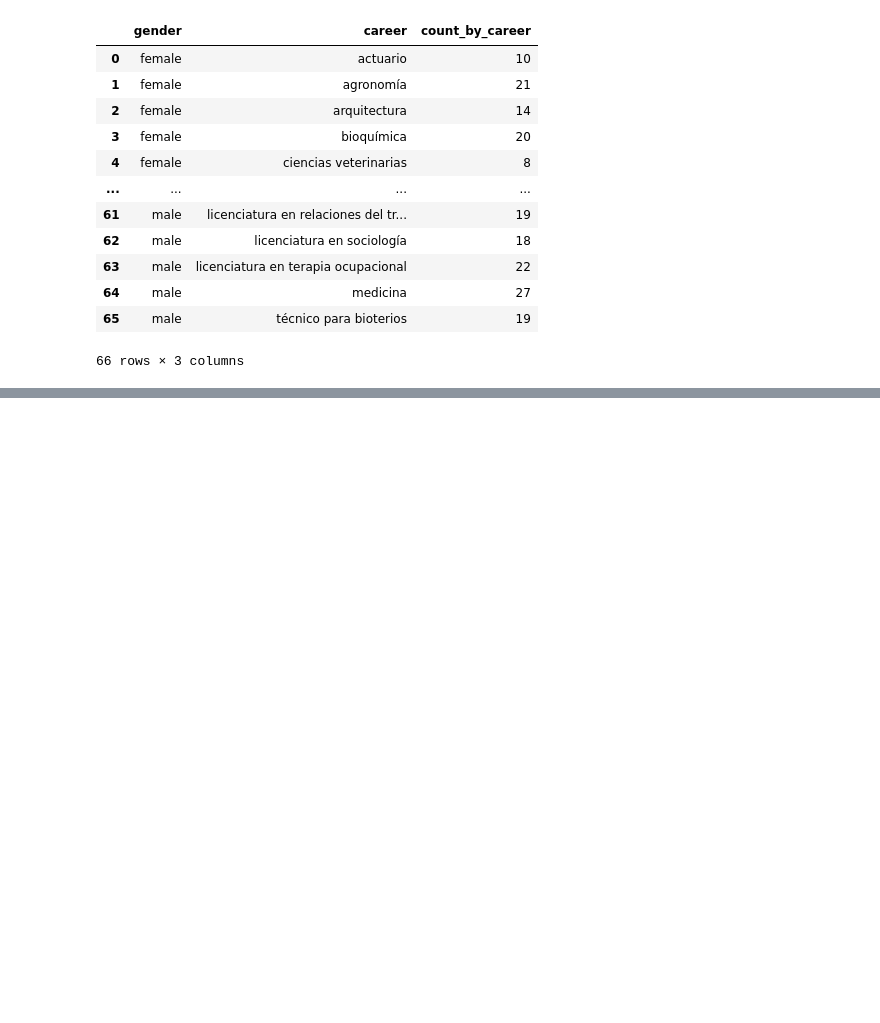
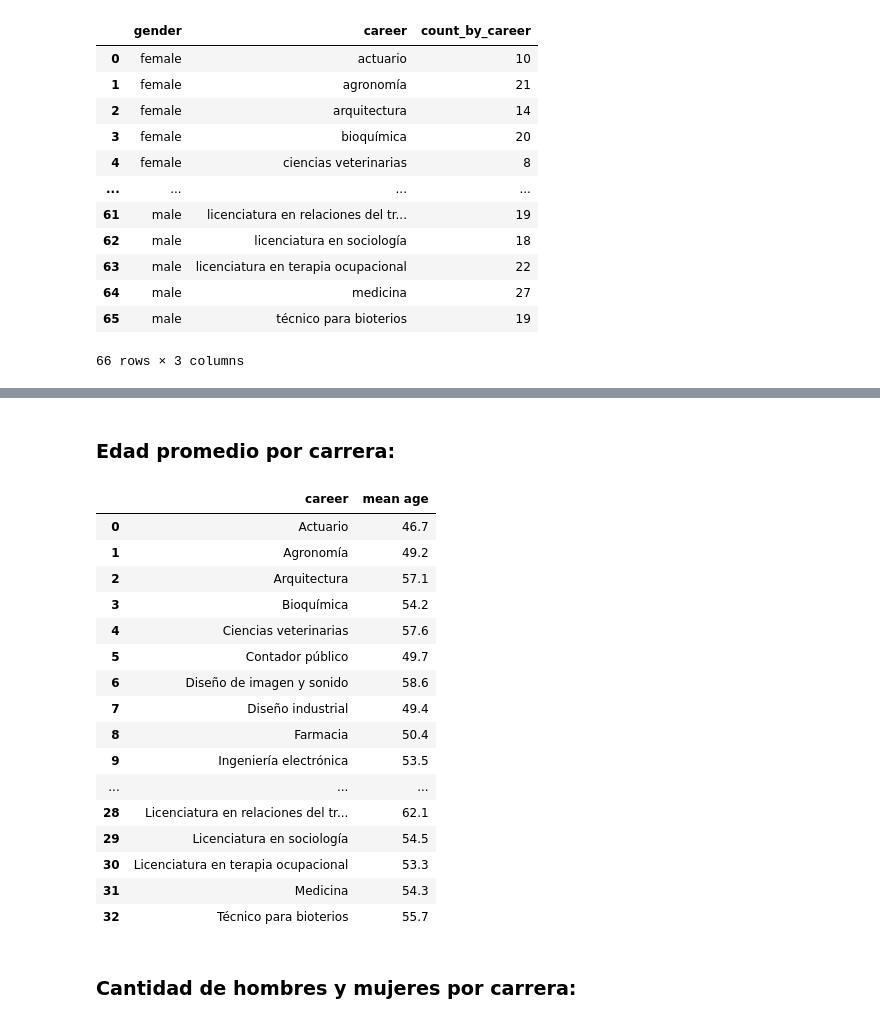
Before and after one commit to pardodiazrodrigo/Skill-Up-DA-c-Python, a Jupyter notebook: 3IPardo_notebook.ipynb, the cells around one changed output, grey strips where cells are left out. Saved outputs shown, nothing was run; the diff lists cells and outputs as text; code cells hidden in the pictures; blank space fills up the shorter version.

```diff
--- a/3IPardo_notebook.ipynb
+++ b/3IPardo_notebook.ipynb
@@ -102,0 +155,30 @@ df_gen
+# %% [markdown]
+### Edad promedio por carrera:
+# %%
+df_age = df_moron.pivot_table(index='career',
+                          aggfunc='mean',
+                          values='age')
+df_age.rename(columns={"age": "mean age"}, inplace=True)
+df_age.sort_values(by='mean age', ascending=False, inplace=False)
+df_age.reset_index(inplace=True)
+df_age.style.format(precision=1)
+# %% [output]
+|  | career | mean age |
+| 0 | Actuario | 46.7 |
+| 1 | Agronomía | 49.2 |
+| 2 | Arquitectura | 57.1 |
+| 3 | Bioquímica | 54.2 |
+| 4 | Ciencias veterinarias | 57.6 |
+| 5 | Contador público | 49.7 |
+| 6 | Diseño de imagen y sonido | 58.6 |
+| 7 | Diseño industrial | 49.4 |
+| 8 | Farmacia | 50.4 |
+| 9 | Ingeniería electrónica | 53.5 |
+| ... | ... | ... |
+| 28 | Licenciatura en relaciones del tr... | 62.1 |
+| 29 | Licenciatura en sociología | 54.5 |
+| 30 | Licenciatura en terapia ocupacional | 53.3 |
+| 31 | Medicina | 54.3 |
+| 32 | Técnico para bioterios | 55.7 |
+# %% [markdown]
+### Cantidad de hombres y mujeres por carrera:
```
Also changed, not shown: parts of 14 cells of this notebook, 1 other file.
